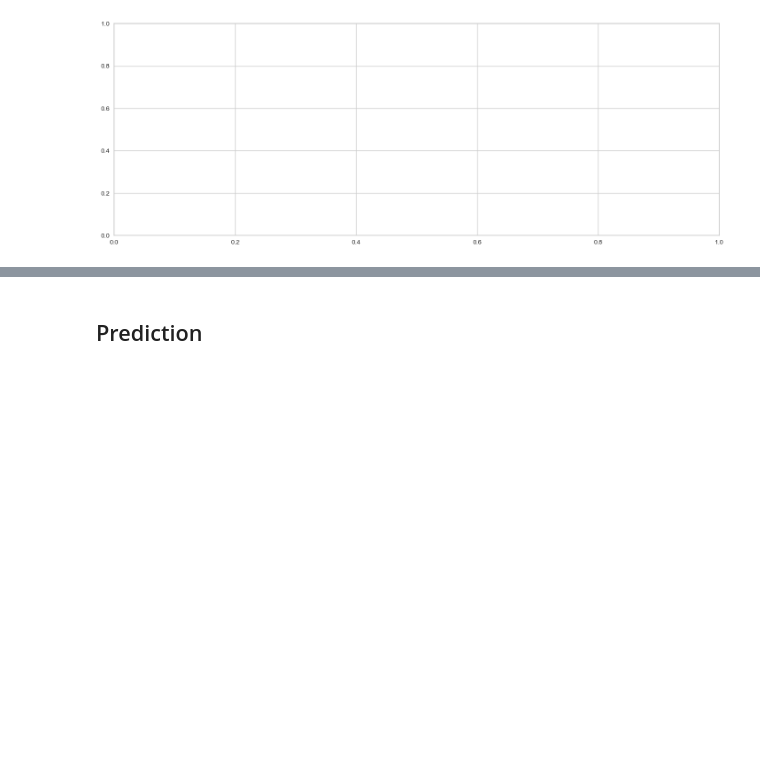
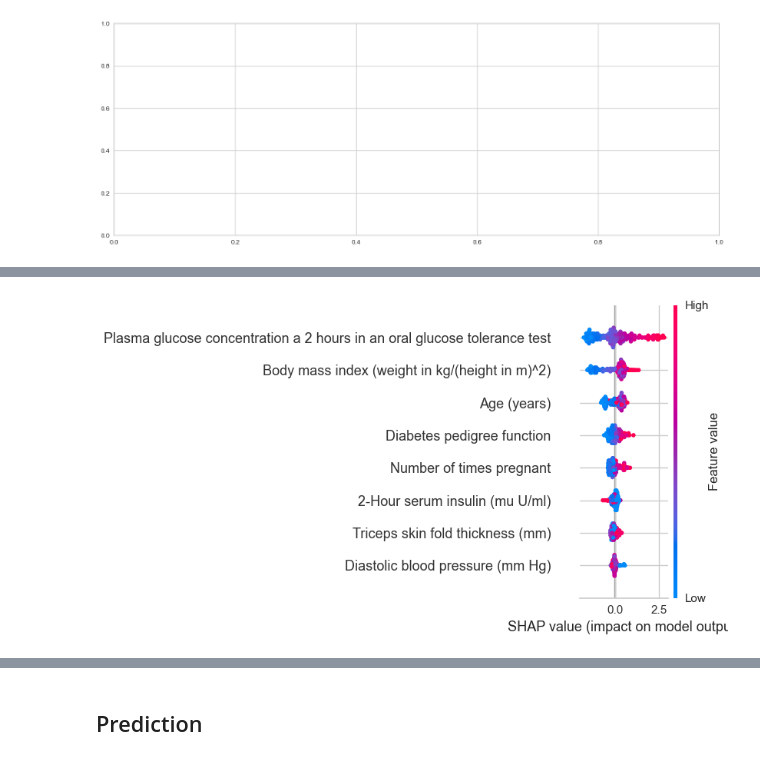
Before and after one commit to zerosum99/js_pycaret_study, a Jupyter notebook: pycaret3_Binary Classification.ipynb, the cells around one changed output, grey strips where cells are left out. Cells and saved outputs as stored; diff of their text form; code cells hidden in the pictures; blank space fills up the shorter version.

```diff
--- a/pycaret3_Binary Classification.ipynb
+++ b/pycaret3_Binary Classification.ipynb
@@ -202,0 +349,4 @@ interactive(children=(ToggleButtons(description='Plot Type:', icons=('',), optio
+# %%
+interpret_model(compare_tree_models[1])
+# %% [output]
+[figure, added]
```
Also changed, not shown: parts of 14 cells of this notebook, 5 other files.
